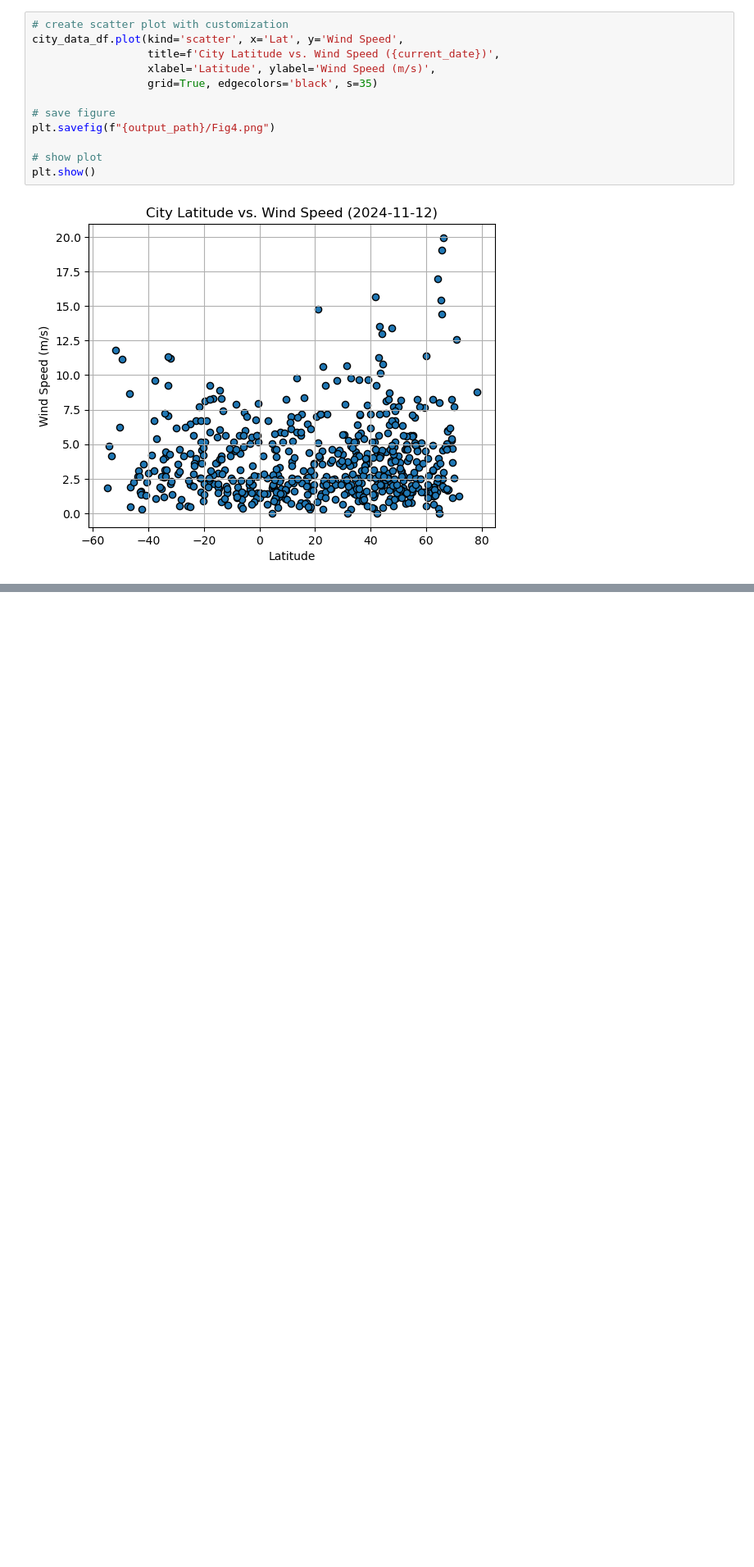
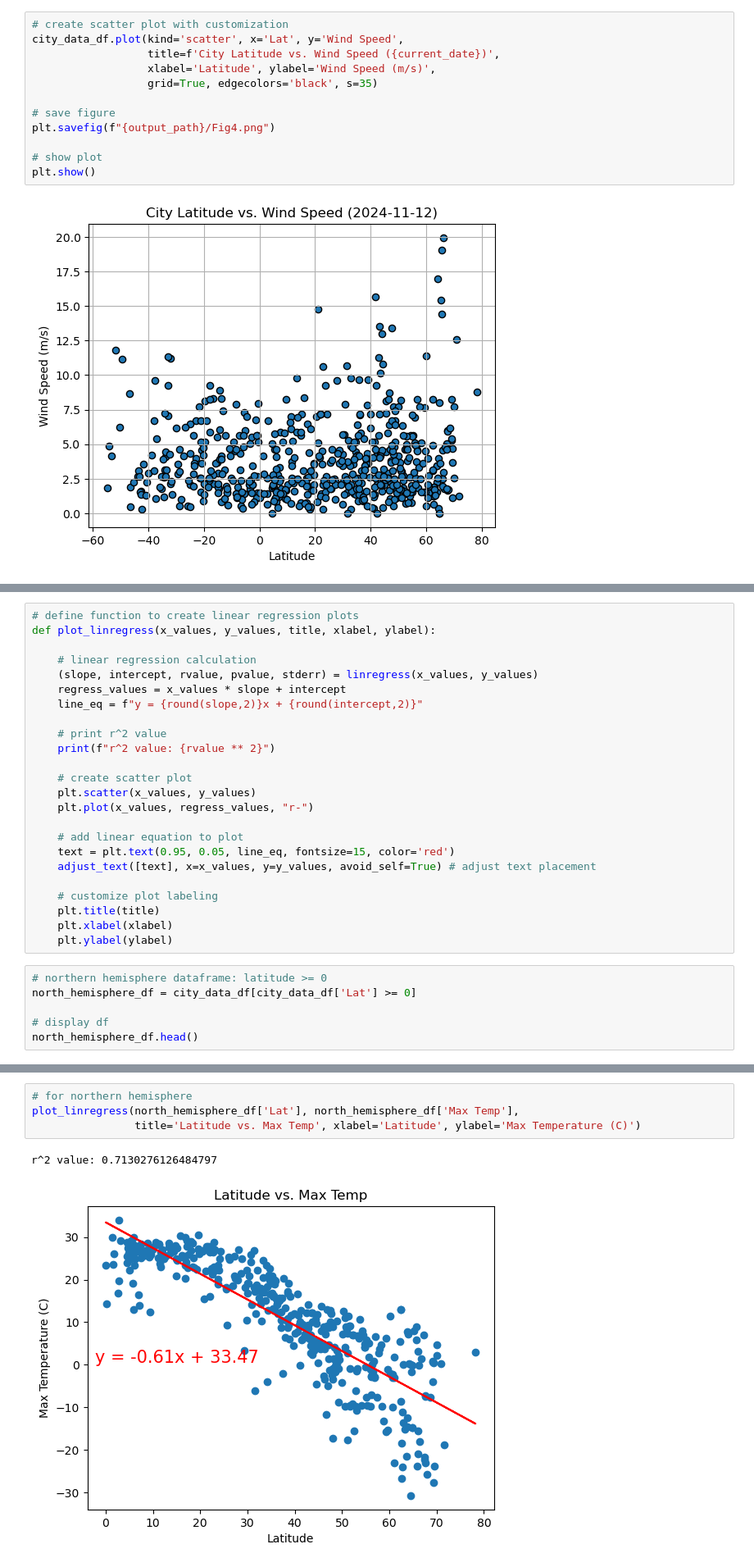
Before and after one commit to brianna-mitri/python-api-challenge, a Jupyter notebook: WeatherPy/WeatherPy.ipynb, the cells around one changed output, grey strips where cells are left out. Shown: that part at 82% size. Cells and saved outputs as stored; diff of their text form; blank space fills up the shorter version.

Commit message:
Computed linear regression for requirement 2

```diff
--- a/WeatherPy/WeatherPy.ipynb
+++ b/WeatherPy/WeatherPy.ipynb
@@ -324,0 +329,30 @@ plt.show()
+# %%
+# define function to create linear regression plots
+def plot_linregress(x_values, y_values, title, xlabel, ylabel):
+
+    # linear regression calculation
+    (slope, intercept, rvalue, pvalue, stderr) = linregress(x_values, y_values)
+    regress_values = x_values * slope + intercept
+    line_eq = f"y = {round(slope,2)}x + {round(intercept,2)}"
+
+    # print r^2 value
+    print(f"r^2 value: {rvalue ** 2}")
+
+    # create scatter plot
+    plt.scatter(x_values, y_values)
+    plt.plot(x_values, regress_values, "r-")
+
+    # add linear equation to plot
+    text = plt.text(0.95, 0.05, line_eq, fontsize=15, color='red')
+    adjust_text([text], x=x_values, y=y_values, avoid_self=True) # adjust text placement
+
+    # customize plot labeling
+    plt.title(title)
+    plt.xlabel(xlabel)
+    plt.ylabel(ylabel)
+# %%
+# northern hemisphere dataframe: latitude >= 0
+north_hemisphere_df = city_data_df[city_data_df['Lat'] >= 0]
+
+# display df
+north_hemisphere_df.head()
@@ -324,0 +383,7 @@ plt.show()
+# %%
+# for northern hemisphere
+plot_linregress(north_hemisphere_df['Lat'], north_hemisphere_df['Max Temp'],
+                title='Latitude vs. Max Temp', xlabel='Latitude', ylabel='Max Temperature (C)')
+# %% [output]
+r^2 value: 0.7130276126484797
+[figure, added]
```
Also changed, not shown: parts of 19 cells of this notebook.
